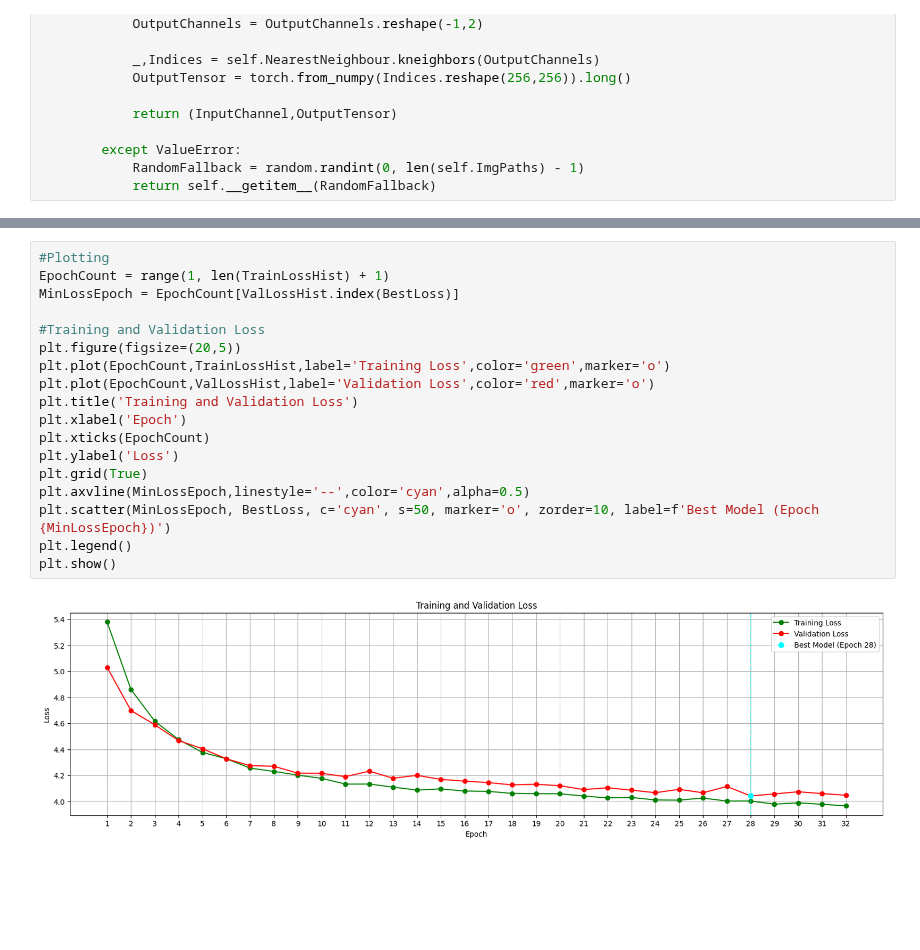
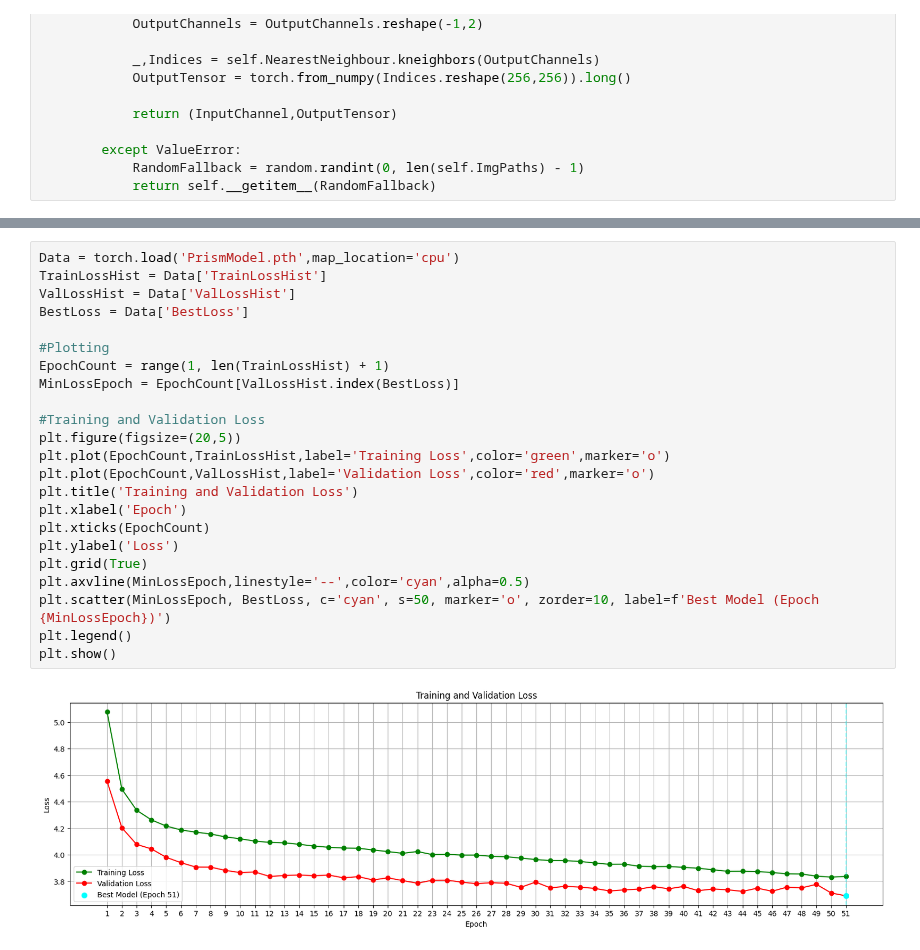
Before and after one commit to nkminion/Prism, a Jupyter notebook: Model.ipynb, the cells around one changed output, grey strips where cells are left out. Cells and saved outputs as stored; diff of their text form; blank space fills up the shorter version.

```diff
--- a/Model.ipynb
+++ b/Model.ipynb
@@ -343,21 +366,26 @@ Keyboard Interrupt! Saving model!
 # %%
+Data = torch.load('PrismModel.pth',map_location='cpu')
+TrainLossHist = Data['TrainLossHist']
+ValLossHist = Data['ValLossHist']
+BestLoss = Data['BestLoss']
+
 #Plotting
 EpochCount = range(1, len(TrainLossHist) + 1)
 MinLossEpoch = EpochCount[ValLossHist.index(BestLoss)]
 
 #Training and Validation Loss
 plt.figure(figsize=(20,5))
 plt.plot(EpochCount,TrainLossHist,label='Training Loss',color='green',marker='o')
 plt.plot(EpochCount,ValLossHist,label='Validation Loss',color='red',marker='o')
 plt.title('Training and Validation Loss')
 plt.xlabel('Epoch')
 plt.xticks(EpochCount)
 plt.ylabel('Loss')
 plt.grid(True)
 plt.axvline(MinLossEpoch,linestyle='--',color='cyan',alpha=0.5)
 plt.scatter(MinLossEpoch, BestLoss, c='cyan', s=50, marker='o', zorder=10, label=f'Best Model (Epoch {MinLossEpoch})')
 plt.legend()
 plt.show()
 # %% [output]
-[figure, old version]
+[figure, new version]
 # %%
```
Also changed, not shown: parts of 10 cells of this notebook, 2 other files.
